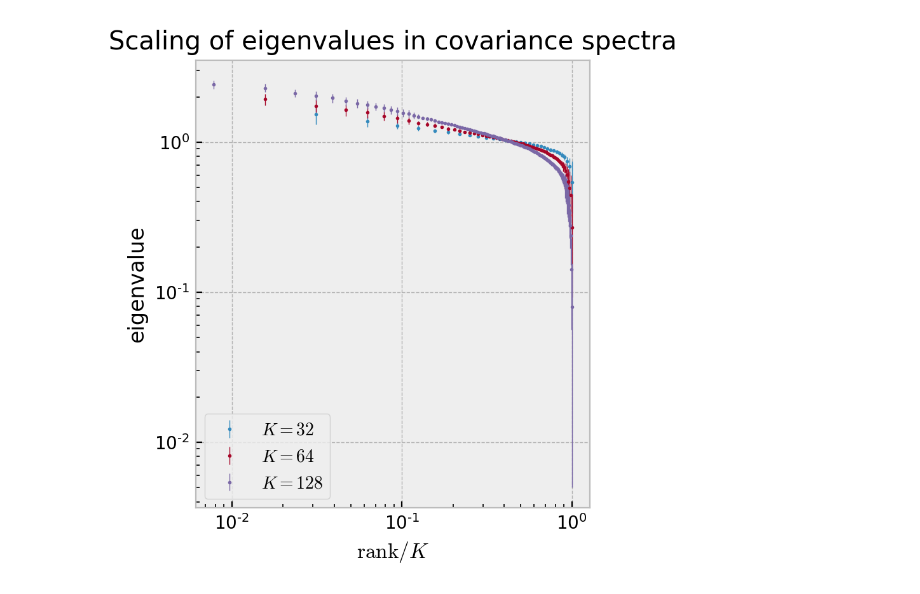
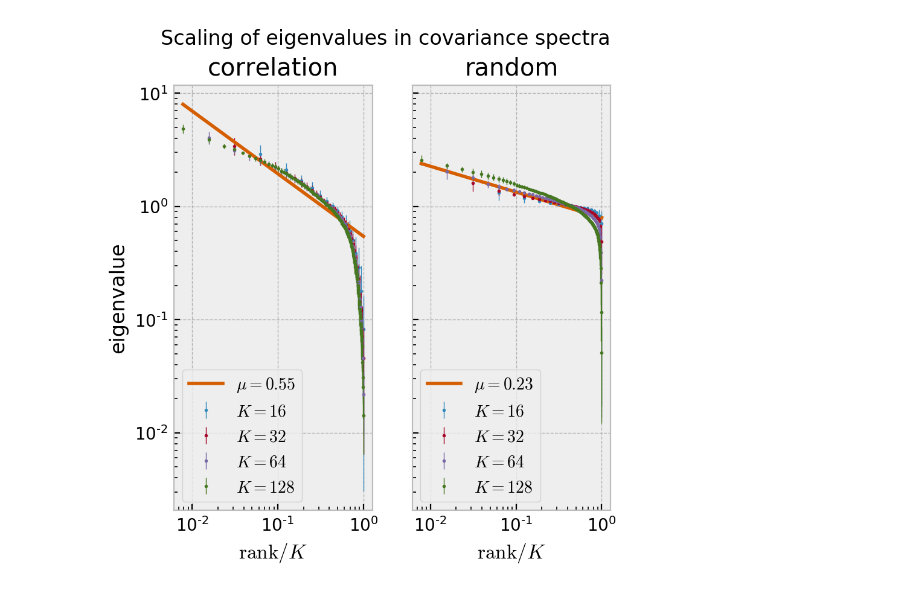
Before and after one commit to manuel-rhdt/neuronal-correlations, a Jupyter notebook: Notebook.ipynb, the cells around one changed output. Drawn from its saved outputs; the diff is of its cells as text; code cells hidden in the pictures.

```diff
--- a/Notebook.ipynb
+++ b/Notebook.ipynb
@@ -1,10 +1,13 @@
 # %%
+import matplotlib
 import matplotlib.pyplot as plt
 import numpy as np
 from scipy.optimize import curve_fit
+import json
+import math
 
 plt.style.use('bmh')
-plt.rcParams["figure.figsize"] = (6/1.5,7/1.5)
+plt.rcParams["figure.figsize"] = (7/1.5,7/1.5)
 plt.rcParams["figure.dpi"] = 200
 # %%
 import neurenorm
@@ -12,32 +15,51 @@ import neurenorm
 data = neurenorm.load_data("data.tif")
 # %%
 # This returns a list of the different renormalization steps
-clusterings = neurenorm.cluster_recursive(data, 9, clustering_strategy='random')
-rdata = [neurenorm.apply_clustering(data, clusters) for clusters in clusterings]
+clusterings = {}
+rdata = {} #< renormalized data
+strategies = ['correlation', 'random']
+for strategy in strategies:
+    clusterings[strategy] = neurenorm.cluster_recursive(data, 9, clustering_strategy=strategy)
+    rdata[strategy] = [neurenorm.apply_clustering(data, clusters) for clusters in clusterings[strategy]]
 # %%
 def sorted_eigenvals_for_cluster(data, cluster):
     corr_coef = neurenorm.compute_correlation_coefficients(data[cluster])
     eig_vals, _ = np.linalg.eig(corr_coef)
     return -np.sort(-eig_vals)
 # %%
-for index in range(5,8):
-    clusters = clusterings[index].T
-    eigen_vals = np.zeros_like(clusters, float)
-    for jdex, cluster in enumerate(clusters):
-        eigen_vals[jdex][...] = sorted_eigenvals_for_cluster(data, cluster)
+fig, axs = plt.subplots(nrows=1, ncols=2, sharey=True)
+fig.suptitle('Scaling of eigenvalues in covariance spectra')
+for plot_i, (ax, strategy) in enumerate(zip(axs, strategies)):
+    popt_arr = []
+    for index in range(4,8):
+        size_k = 2**index
+        clusters = clusterings[strategy][index].T
+        eigen_vals = np.zeros_like(clusters, float)
+        for jdex, cluster in enumerate(clusters):
+            eigen_vals[jdex][...] = sorted_eigenvals_for_cluster(data, cluster)
 
-    eig_vals_mean = np.mean(eigen_vals, axis=0)
-    eig_vals_err = np.std(eigen_vals, axis=0)
+        # eigenvalues and errors
+        eig_vals_mean = np.mean(eigen_vals, axis=0)
+        eig_vals_err = np.std(eigen_vals, axis=0, ddof=1)
 
-    x = np.arange(1, len(eig_vals_mean) + 1) / (2**index)
-    plt.errorbar(x, eig_vals_mean, yerr=eig_vals_err, fmt='o', markersize=1, elinewidth=0.5, label="$K={}$".format(2**index))
+        # Fitting
+        rank = np.arange(1, len(eig_vals_mean) + 1)
+        lamda = lambda rank, mu, b: b * np.power(size_k / rank, mu)
+        popt, perr = curve_fit(lamda, rank, eig_vals_mean)
+        popt_arr.append(popt)
 
-plt.yscale('log')
-plt.xscale('log')
-plt.xlabel('$\mathrm{rank} / K$')
-plt.ylabel('eigenvalue')
-plt.title('Scaling of eigenvalues in covariance spectra')
-plt.legend(loc=0)
-plt.show()
+        # plotting
+        ax.errorbar(rank / size_k, eig_vals_mean, yerr=eig_vals_err, fmt='o', markersize=1, elinewidth=0.5, label="$K={}$".format(size_k))
+
+    mu, b = np.mean(popt_arr, axis=0)
+    x = np.linspace(1/2**7, 1.0, 10)
+    ax.plot(x, b * np.power(1.0/x, mu), label="$\mu={:.2}$".format(mu))
+
+    ax.set_yscale('log')
+    ax.set_xscale('log')
+    ax.set_xlabel('$\mathrm{rank} / K$')
+    axs[0].set_ylabel('eigenvalue')
+    ax.set_title(strategy)
+    ax.legend(loc=0)
 # %% [output]
-[figure, old version]
+[figure, new version]
```
Also changed, not shown: parts of 14 cells of this notebook, 9 other files.
